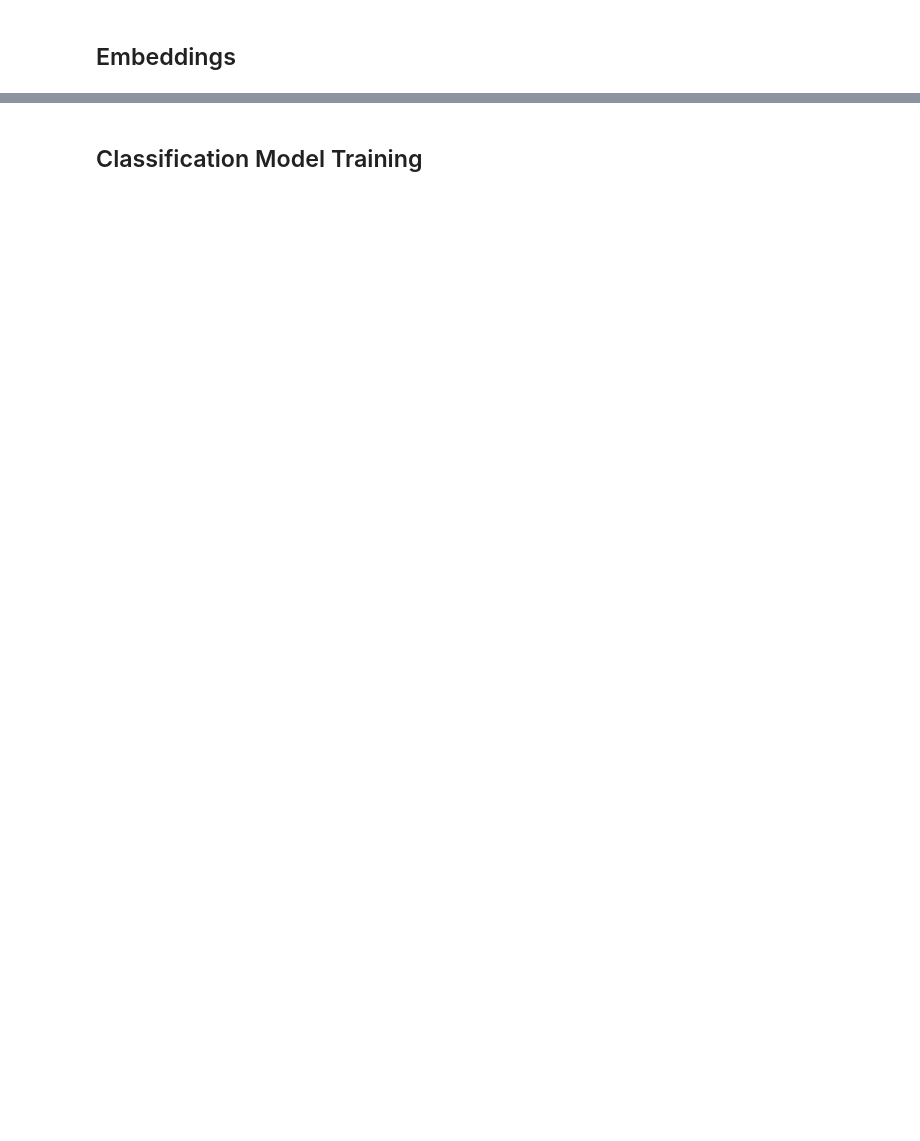
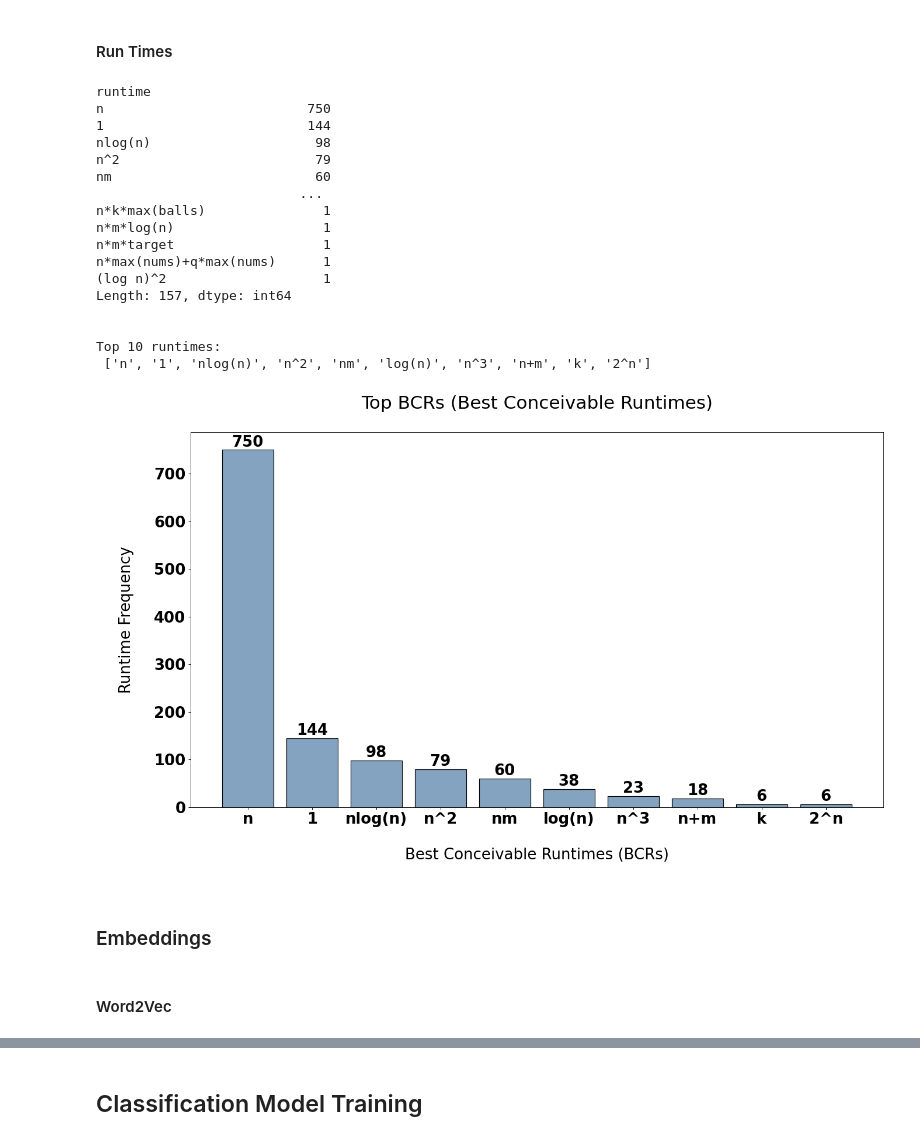
Before and after one commit to VinnieKhanna/RCTCI, a Jupyter notebook: Recracking_the_Coding_Interview.ipynb, the cells around one changed output, grey strips where cells are left out. Drawn from its saved outputs; the diff is of its cells as text; code cells hidden in the pictures; blank space fills up the shorter version.

```diff
--- a/Recracking_the_Coding_Interview.ipynb
+++ b/Recracking_the_Coding_Interview.ipynb
@@ -41,0 +284,22 @@ data.iloc[0]
+# %%
+import matplotlib
+font = {'family' : 'normal',
+        'weight' : 'bold',
+        'size'   : 22}
+
+matplotlib.rc('font', **font)
+
+top_10_topics = sorted(unique_topic_count, key=unique_topic_count.get, reverse=True)[:10]
+print("Top 10 topic tags:\n", top_10_topics)
+
+top_10_frequencies = [unique_topic_count[topic] for topic in top_10_topics]
+fig1, ax1 = plt.subplots(figsize=(24,14), dpi=85)
+bars1 = ax1.bar(top_10_topics, top_10_frequencies, edgecolor='black', color=(0.2, 0.4, 0.6, 0.6))
+ax1.set_xlabel("\nTopic Tags\n")
+ax1.set_ylabel("\nTopic Tag Frequency\n")
+ax1.set_title("Top Topic Tags\n")
+for bar in bars1: #labels
+  x_pos = bar.get_x() + bar.get_width() / 2
+  height = bar.get_height()
+  ax1.text(x_pos, height + .25, s=round(height,3), ha='center', va='bottom')
+plt.savefig("top10tags.png", bbox_inches="tight", transparent=True)
@@ -42,2 +313,41 @@ data.iloc[0]
+# %% [markdown]
+#### Run Times
+# %%
+# Create map of unique runtimes and their frequencies
+unique_runtimes = df_combined.value_counts(subset=['runtime'])
+print(unique_runtimes, "\n\n")
+top_10_runtimes = [runtime[0] for runtime in unique_runtimes.index[:10]]
+print("Top 10 runtimes:\n", top_10_runtimes, "\n\n")
+
+top_10_frequencies = list(unique_runtimes[:10])
+fig1, ax1 = plt.subplots(figsize=(18,10), dpi=85)
+bars1 = ax1.bar(top_10_runtimes, top_10_frequencies, edgecolor='black', color=(0.2, 0.4, 0.6, 0.6))
+ax1.set_xlabel("\nBest Conceivable Runtimes (BCRs)\n")
+ax1.set_ylabel("\nRuntime Frequency\n")
+ax1.set_title("Top BCRs (Best Conceivable Runtimes)\n")
+for bar in bars1: #labels
+  x_pos = bar.get_x() + bar.get_width() / 2
+  height = bar.get_height()
+  ax1.text(x_pos, height + .25, s=round(height,3), ha='center', va='bottom')
+plt.savefig("top10runtimes.png", bbox_inches="tight", transparent=True)
+# %% [output]
+runtime
+n                          750
+1                          144
+nlog(n)                     98
+n^2                         79
+nm                          60
+                          ...
+n*k*max(balls)               1
+n*m*log(n)                   1
+n*m*target                   1
+n*max(nums)+q*max(nums)      1
+(log n)^2                    1
+Length: 157, dtype: int64
+
+
+Top 10 runtimes:
+ ['n', '1', 'nlog(n)', 'n^2', 'nm', 'log(n)', 'n^3', 'n+m', 'k', '2^n']
+[figure, added]
 # %% [markdown]
-## Embeddings
+### Embeddings
@@ -54,0 +354,2 @@ print(embeddings[0])
+# %% [markdown]
+#### Word2Vec
```
Also changed, not shown: parts of 75 cells of this notebook.
